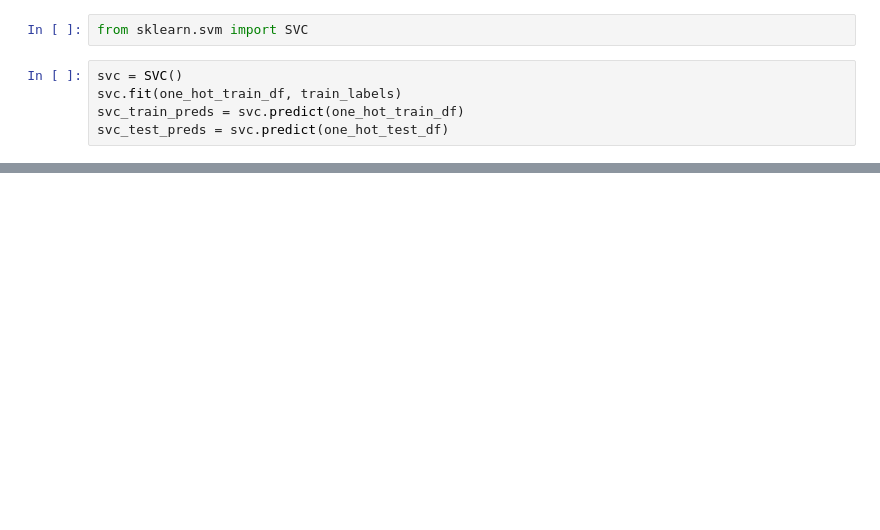
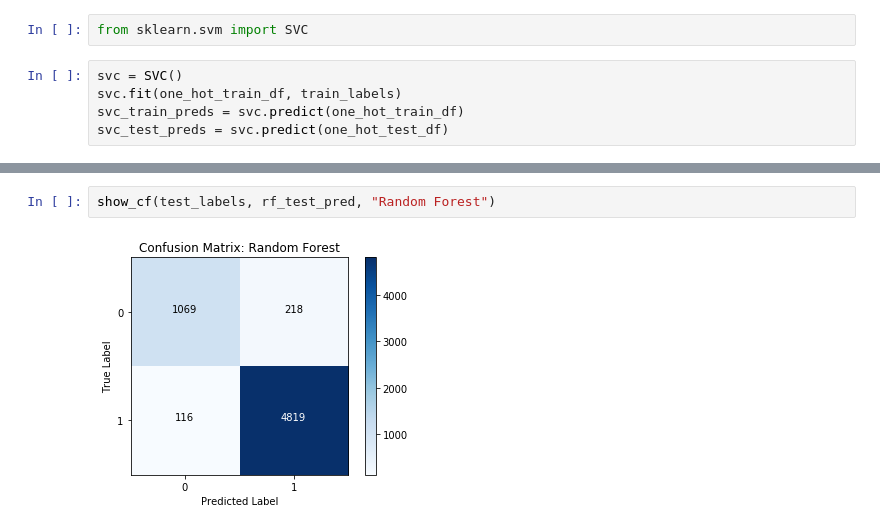
Before and after one commit to mike-kane/mar653-hw2, a Jupyter notebook: Group 5 Homework 2.ipynb, the cells around one changed output, grey strips where cells are left out. Drawn from its saved outputs; the diff is of its cells as text; blank space fills up the shorter version.

```diff
--- a/Group 5 Homework 2.ipynb
+++ b/Group 5 Homework 2.ipynb
@@ -233,0 +317,4 @@ avg / total       0.94      0.94      0.94      6222
+# %%
+show_cf(test_labels, rf_test_pred, "Random Forest")
+# %% [output]
+[figure, added]
```
Also changed, not shown: parts of 21 cells of this notebook.
